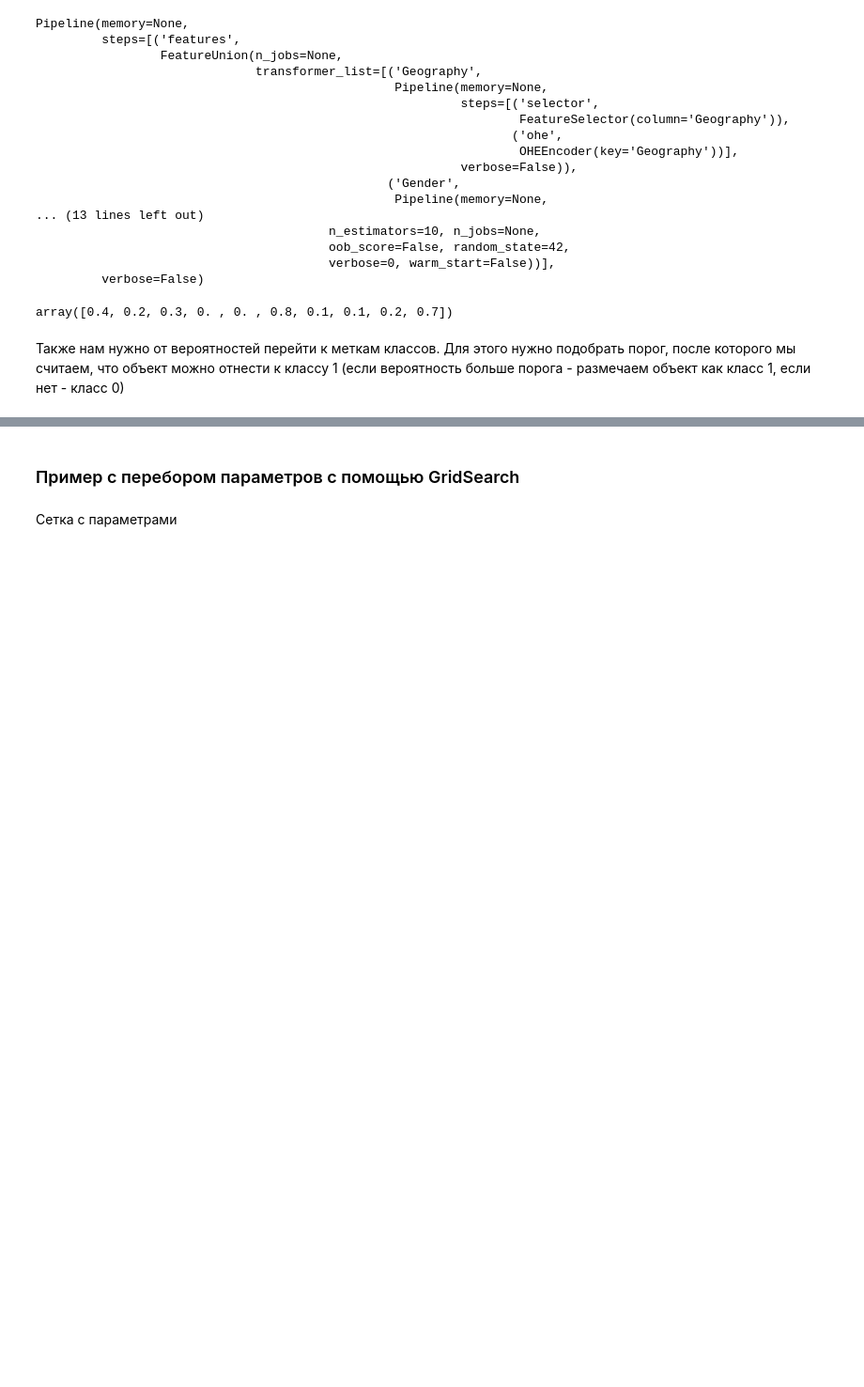
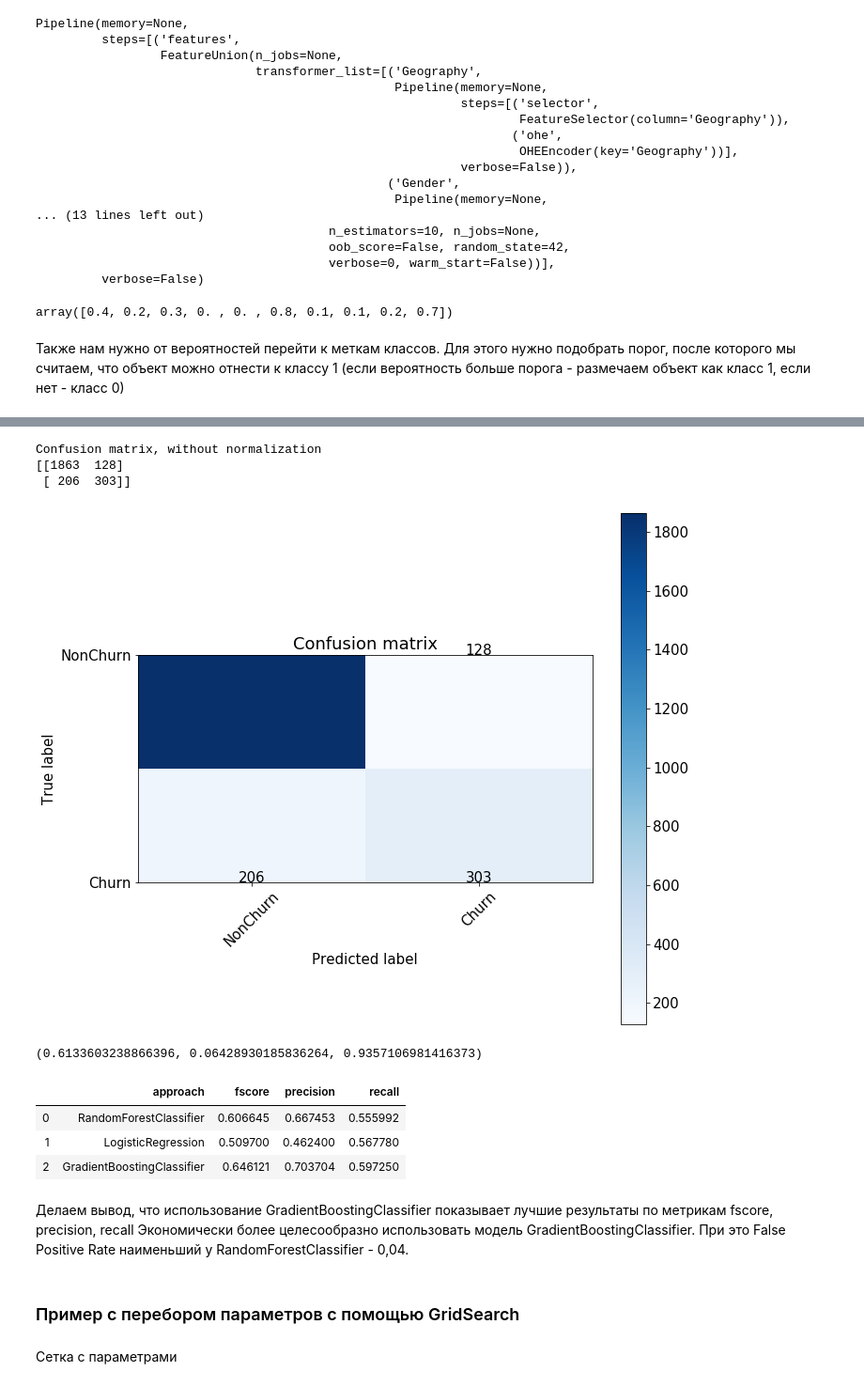
Before and after one commit to Natalia1807/ML_business, a Jupyter notebook: HW_5.ipynb, the cells around one changed output, grey strips where cells are left out. Shown at 94% size. Saved outputs shown, nothing was run; the diff lists cells and outputs as text; code cells hidden in the pictures; blank space fills up the shorter version.

```diff
--- a/HW_5.ipynb
+++ b/HW_5.ipynb
@@ -266,0 +463,17 @@ Confusion matrix, without normalization
+# %%
+#мы уже нашли ранее "оптимальный" порог, когда максимизировали f_score
+font = {'size' : 15}
+
+plt.rc('font', **font)
+
+cnf_matrix = confusion_matrix(y_test, preds_GB>thresholds_2[ix])
+plt.figure(figsize=(10, 8))
+plot_confusion_matrix(cnf_matrix, classes=['NonChurn', 'Churn'],
+                      title='Confusion matrix')
+plt.savefig("conf_matrix.png")
+plt.show()
+# %% [output]
+Confusion matrix, without normalization
+[[1863  128]
+ [ 206  303]]
+[figure, added]
@@ -267,3 +485,19 @@ Confusion matrix, without normalization
+# %%
+TPR_GB = TP_GB/(TP_LR+FN_GB)
+FPR_GB = FP_GB/(FP_GB+TN_GB)
+TNR_GB = TN_GB/(FP_GB+TN_GB)
+TPR_GB, FPR_GB, TNR_GB
+# %% [output]
+(0.6133603238866396, 0.06428930185836264, 0.9357106981416373)
+# %%
+pd.DataFrame(data=metrics_results)
+# %% [output]
+|  | approach | fscore | precision | recall |
+| 0 | RandomForestClassifier | 0.606645 | 0.667453 | 0.555992 |
+| 1 | LogisticRegression | 0.509700 | 0.462400 | 0.567780 |
+| 2 | GradientBoostingClassifier | 0.646121 | 0.703704 | 0.597250 |
+# %% [markdown]
+Делаем вывод, что использование GradientBoostingClassifier  показывает лучшие результаты по метрикам fscore, precision, recall Экономически более целесообразно использовать модель GradientBoostingClassifier. При это False Positive Rate наименьший у RandomForestClassifier - 0,04.
 # %% [markdown]
 ### Пример с перебором параметров с помощью GridSearch
 # %% [markdown]
```
Also changed, not shown: parts of 48 cells of this notebook.
